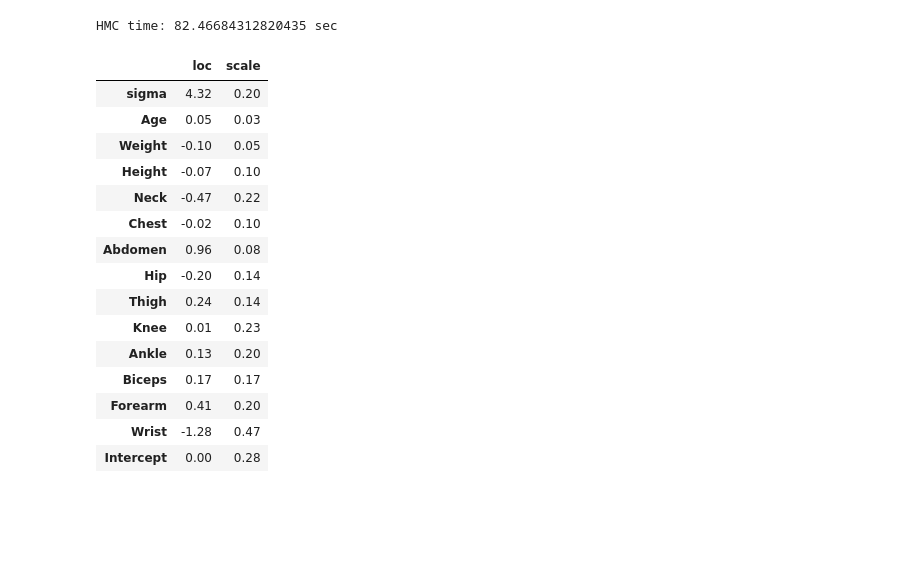
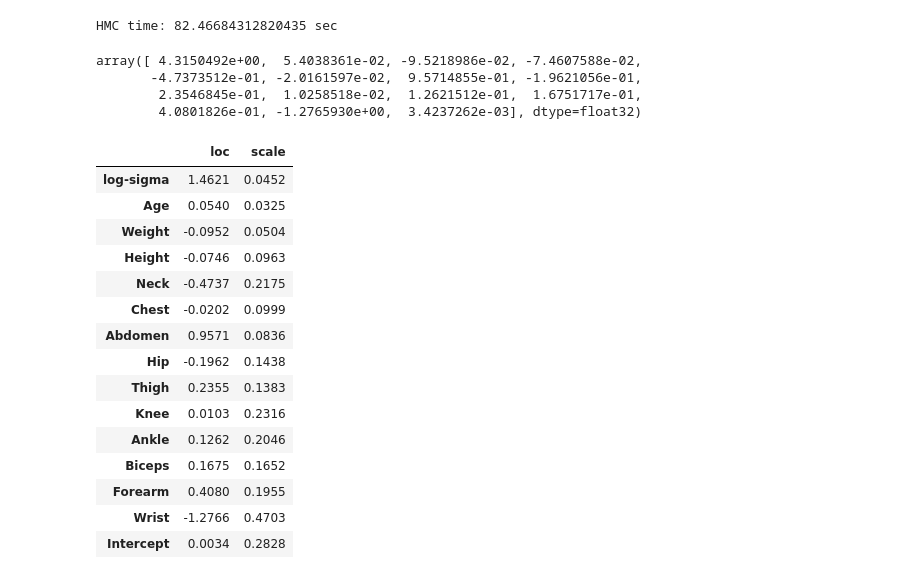
Before and after one commit to mkomod/variational-inference, a Jupyter notebook: py/bodyfat_regressions.ipynb, the cells around one changed output. Saved outputs shown, nothing was run; the diff lists cells and outputs as text; code cells hidden in the pictures; blank space fills up the shorter version.

```diff
--- a/py/bodyfat_regressions.ipynb
+++ b/py/bodyfat_regressions.ipynb
@@ -44,7 +53,7 @@ svi = SVI(model, guide, adam, loss=Trace_ELBO())
 torch.manual_seed(12)
 pyro.clear_param_store()
 tic=time.time()
-elbos = model.run_vi(x_data, y_data, svi, num_iterations=5000)
+elbos = model.run_vi(x_data, y_data, svi, num_iterations=10000)
 toc=time.time()
 print(f"SVI time: {toc-tic} sec")
 guide.requires_grad_(False)
@@ -94,35 +103,45 @@ toc=time.time()
 print(f"HMC time: {toc-tic} sec")
 # %% [output]
 HMC time: 82.46684312820435 sec
+# %%
+hmc_means
+# %% [output]
+array([ 4.3150492e+00,  5.4038361e-02, -9.5218986e-02, -7.4607588e-02,
+       -4.7373512e-01, -2.0161597e-02,  9.5714855e-01, -1.9621056e-01,
+        2.3546845e-01,  1.0258518e-02,  1.2621512e-01,  1.6751717e-01,
+        4.0801826e-01, -1.2765930e+00,  3.4237262e-03], dtype=float32)
 # %%
 # HMC results
-pd.DataFrame({
-    "loc": np.append(
+hmc_means = np.append(
         hmc_samples["sigma"].mean(),
         np.append(hmc_samples["linear.weight"].mean(axis=0), hmc_samples["linear.bias"].mean())
-    ),
+    )
+hmc_means[0] = np.log(hmc_means[0])
+
+pd.DataFrame({
+    "loc": hmc_means,
     "scale": np.append(
-        hmc_samples["sigma"].std(),
+        np.log(hmc_samples["sigma"]).std(),
         np.append(hmc_samples["linear.weight"].std(axis=0), hmc_samples["linear.bias"].std() )
     ),
-}, index=["sigma"] + list(data.drop("Bodyfat", axis=1).columns) + ["Intercept"]).pipe(lambda df: np.round(df, 2))
+}, index=["log-sigma"] + list(data.drop("Bodyfat", axis=1).columns) + ["Intercept"]).pipe(lambda df: np.round(df, 4))
 # %% [output]
 |  | loc | scale |
-| sigma | 4.32 | 0.20 |
-| Age | 0.05 | 0.03 |
-| Weight | -0.10 | 0.05 |
-| Height | -0.07 | 0.10 |
-| Neck | -0.47 | 0.22 |
-| Chest | -0.02 | 0.10 |
-| Abdomen | 0.96 | 0.08 |
-| Hip | -0.20 | 0.14 |
-| Thigh | 0.24 | 0.14 |
-| Knee | 0.01 | 0.23 |
-| Ankle | 0.13 | 0.20 |
-| Biceps | 0.17 | 0.17 |
-| Forearm | 0.41 | 0.20 |
-| Wrist | -1.28 | 0.47 |
-| Intercept | 0.00 | 0.28 |
+| log-sigma | 1.4621 | 0.0452 |
+| Age | 0.0540 | 0.0325 |
+| Weight | -0.0952 | 0.0504 |
+| Height | -0.0746 | 0.0963 |
+| Neck | -0.4737 | 0.2175 |
+| Chest | -0.0202 | 0.0999 |
+| Abdomen | 0.9571 | 0.0836 |
+| Hip | -0.1962 | 0.1438 |
+| Thigh | 0.2355 | 0.1383 |
+| Knee | 0.0103 | 0.2316 |
+| Ankle | 0.1262 | 0.2046 |
+| Biceps | 0.1675 | 0.1652 |
+| Forearm | 0.4080 | 0.1955 |
+| Wrist | -1.2766 | 0.4703 |
+| Intercept | 0.0034 | 0.2828 |
 # %%
 # compare HMC vs VI
 fig, axs = plt.subplots(nrows=1, ncols=2, figsize=(12, 6))
```
Also changed, not shown: parts of 20 cells of this notebook, 10 other files.
